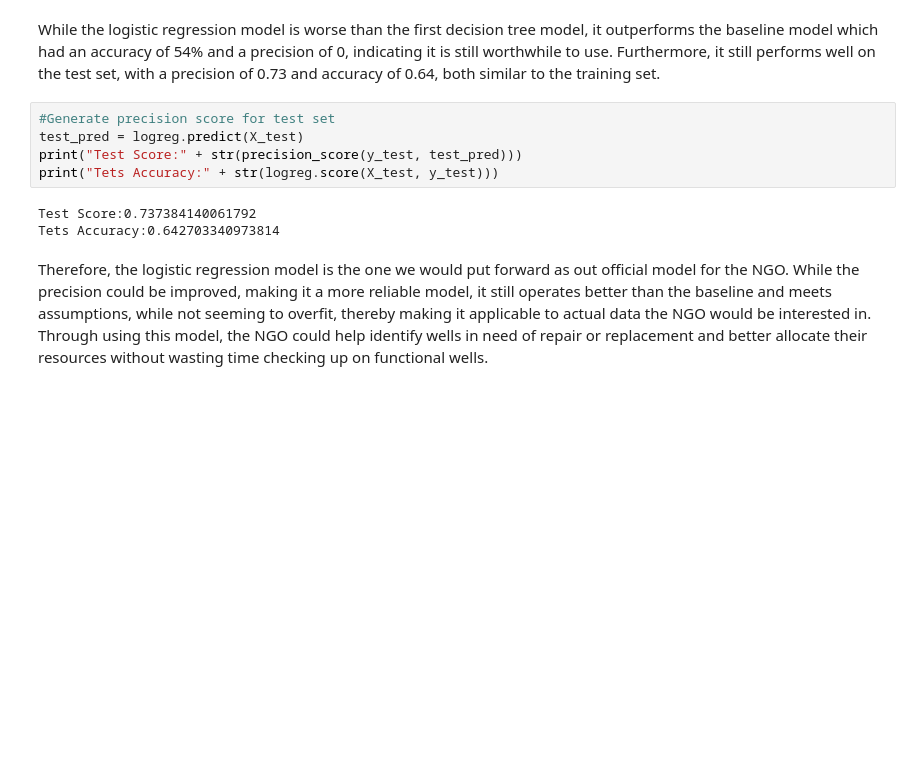
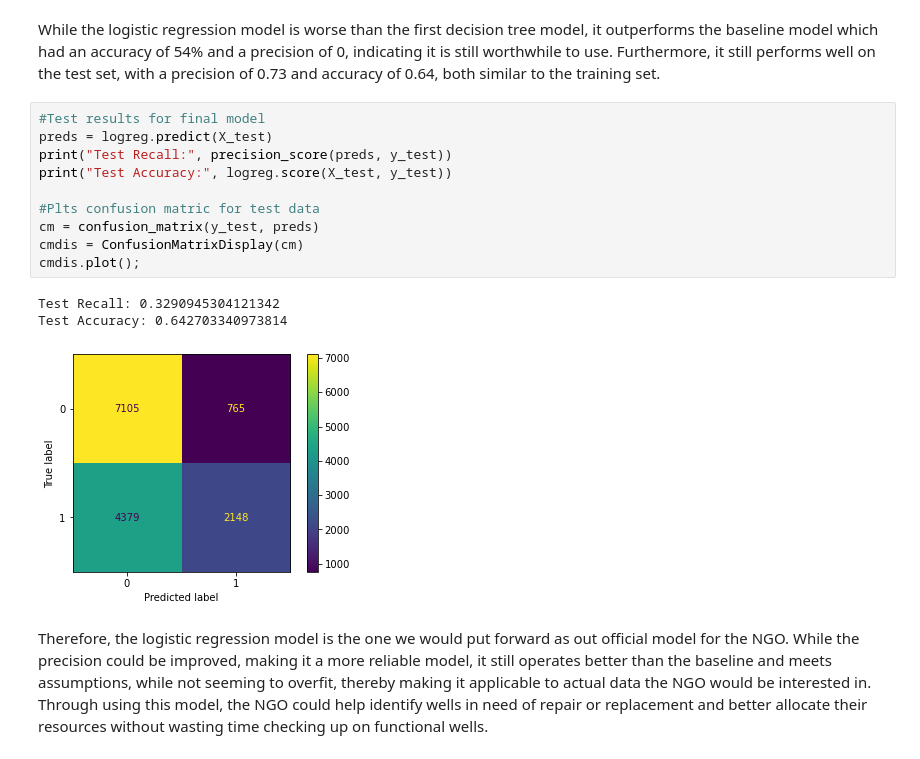
Before and after one commit to kelsklane/Modeling-Water-Wells-in-Tanzania, a Jupyter notebook: Tanzania_Well_Prediction.ipynb, the cells around one changed output. Saved outputs shown, nothing was run; the diff lists cells and outputs as text; blank space fills up the shorter version.

```diff
--- a/Tanzania_Well_Prediction.ipynb
+++ b/Tanzania_Well_Prediction.ipynb
@@ -439,13 +521,19 @@ Validation Accuracy:0.6445323536836469
 # %% [markdown]
 While the logistic regression model is worse than the first decision tree model, it outperforms the baseline model which had an accuracy of 54% and a precision of 0, indicating it is still worthwhile to use. Furthermore, it still performs well on the test set, with a precision of 0.73 and accuracy of 0.64, both similar to the training set.
 # %%
-#Generate precision score for test set
-test_pred = logreg.predict(X_test)
-print("Test Score:" + str(precision_score(y_test, test_pred)))
-print("Tets Accuracy:" + str(logreg.score(X_test, y_test)))
+#Test results for final model
+preds = logreg.predict(X_test)
+print("Test Recall:", precision_score(preds, y_test))
+print("Test Accuracy:", logreg.score(X_test, y_test))
+
+#Plts confusion matric for test data
+cm = confusion_matrix(y_test, preds)
+cmdis = ConfusionMatrixDisplay(cm)
+cmdis.plot();
 # %% [output]
-Test Score:0.737384140061792
-Tets Accuracy:0.642703340973814
+Test Recall: 0.3290945304121342
+Test Accuracy: 0.642703340973814
+[figure, added]
 # %% [markdown]
 Therefore, the logistic regression model is the one we would put forward as out official model for the NGO. While the precision could be improved, making it a more reliable model, it still operates better than the baseline and meets assumptions, while not seeming to overfit, thereby making it applicable to actual data the NGO would be interested in. Through using this model, the NGO could help identify wells in need of repair or replacement and better allocate their resources without wasting time checking up on functional wells.
 # %% [markdown]
```
Also changed, not shown: parts of 13 cells of this notebook.
